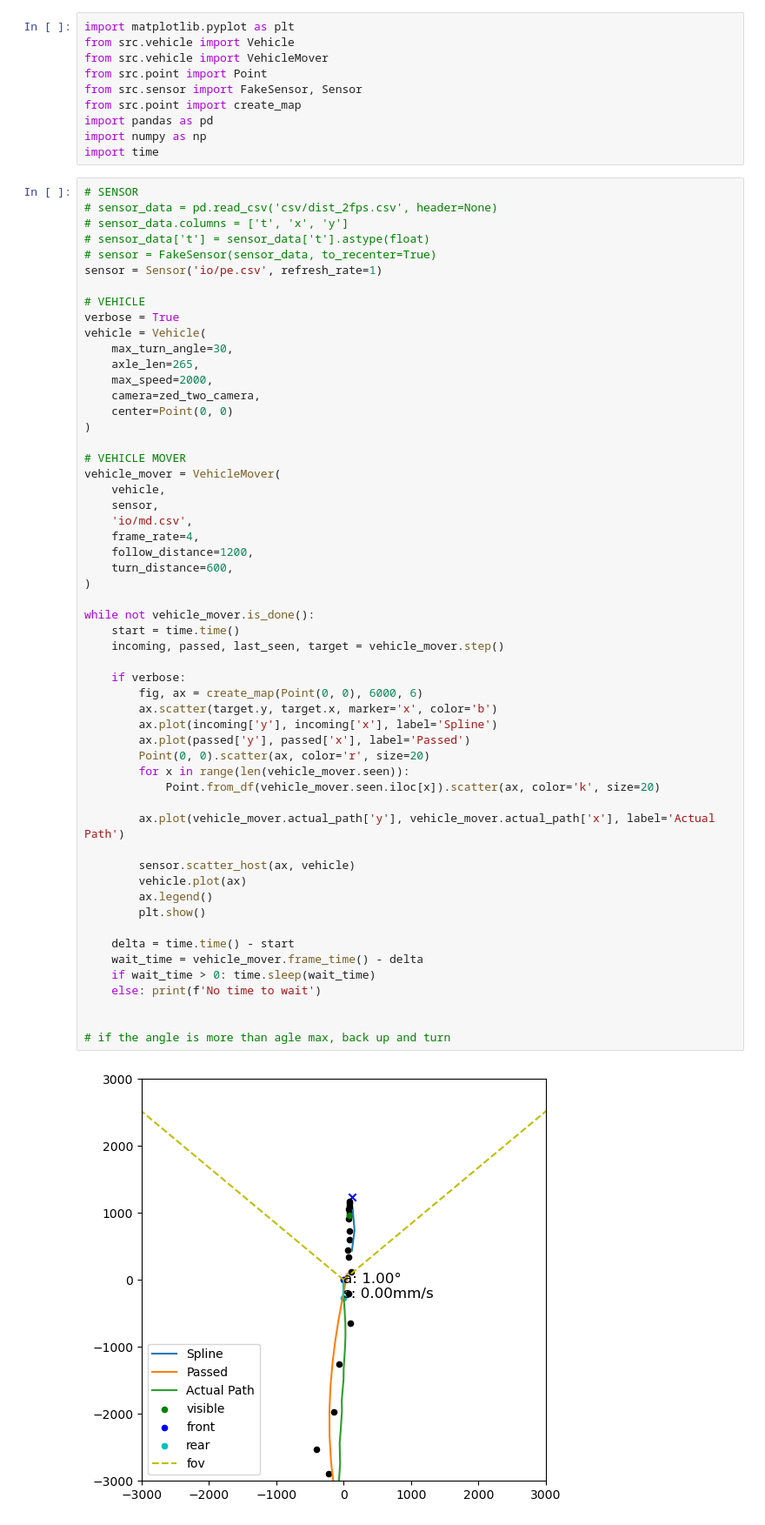
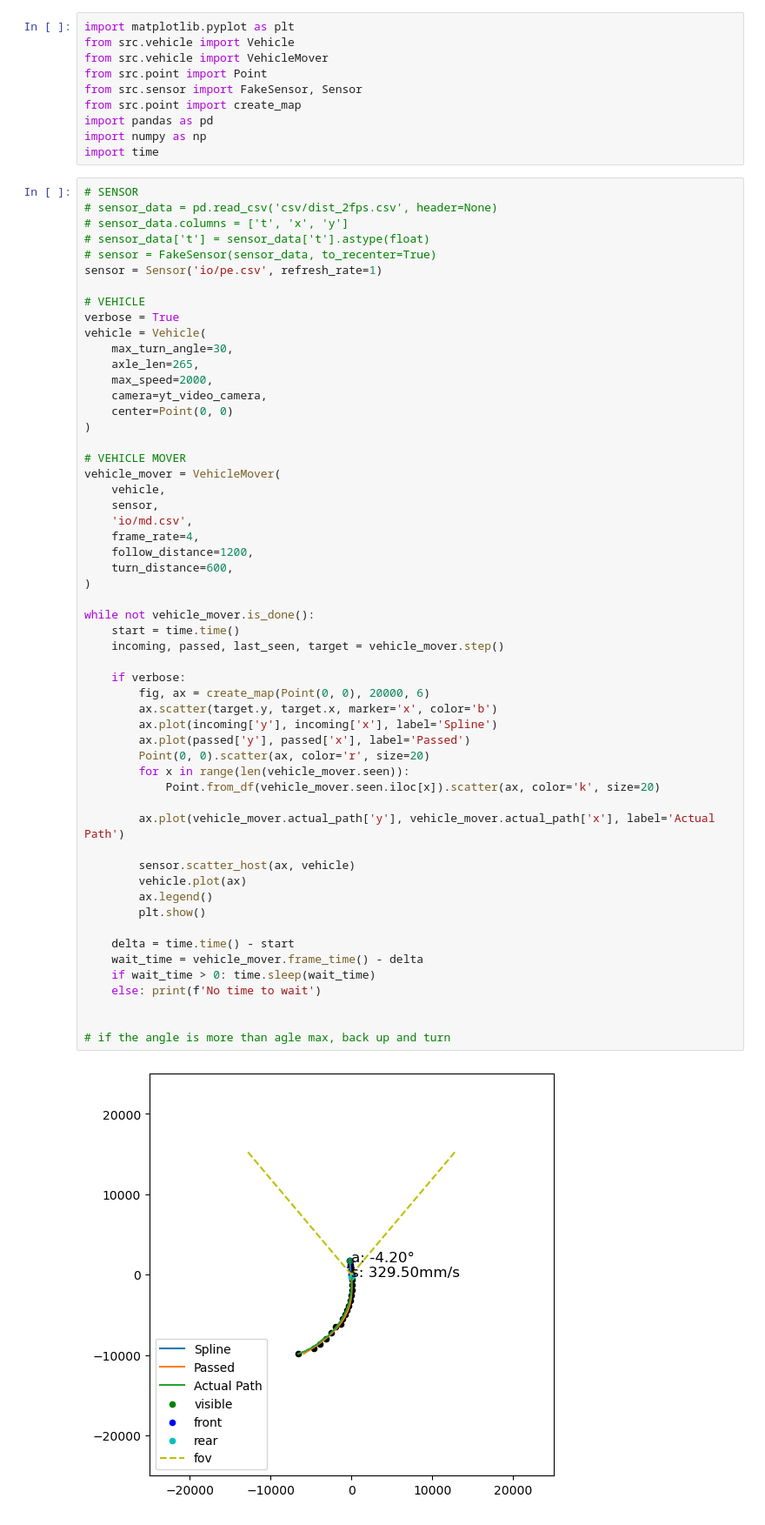
Before and after one commit to comtois-etienne/CSIE5047_Smart_Luggage, a Jupyter notebook: b movement_decider.ipynb, the cells around one changed output. Shown at 87% size. Saved outputs shown, nothing was run; the diff lists cells and outputs as text.

Commit message:
refactor default cameras

```diff
--- a/b movement_decider.ipynb
+++ b/b movement_decider.ipynb
@@ -46,7 +30,7 @@ vehicle = Vehicle(
     max_turn_angle=30,
     axle_len=265,
     max_speed=2000,
-    camera=zed_two_camera,
+    camera=yt_video_camera,
     center=Point(0, 0)
 )
 
@@ -60,32 +44,32 @@ vehicle_mover = VehicleMover(
     turn_distance=600,
 )
 
 while not vehicle_mover.is_done():
     start = time.time()
     incoming, passed, last_seen, target = vehicle_mover.step()
 
     if verbose:
-        fig, ax = create_map(Point(0, 0), 6000, 6)
+        fig, ax = create_map(Point(0, 0), 20000, 6)
         ax.scatter(target.y, target.x, marker='x', color='b')
         ax.plot(incoming['y'], incoming['x'], label='Spline')
         ax.plot(passed['y'], passed['x'], label='Passed')
         Point(0, 0).scatter(ax, color='r', size=20)
         for x in range(len(vehicle_mover.seen)):
             Point.from_df(vehicle_mover.seen.iloc[x]).scatter(ax, color='k', size=20)
 
         ax.plot(vehicle_mover.actual_path['y'], vehicle_mover.actual_path['x'], label='Actual Path')
 
         sensor.scatter_host(ax, vehicle)
         vehicle.plot(ax)
         ax.legend()
         plt.show()
 
     delta = time.time() - start
     wait_time = vehicle_mover.frame_time() - delta
     if wait_time > 0: time.sleep(wait_time)
     else: print(f'No time to wait')
 
 
 # if the angle is more than agle max, back up and turn
 # %% [output]
-[figure, old version]
+[figure, new version]
```
Also changed, not shown: parts of 3 cells of this notebook, 2 other files.
